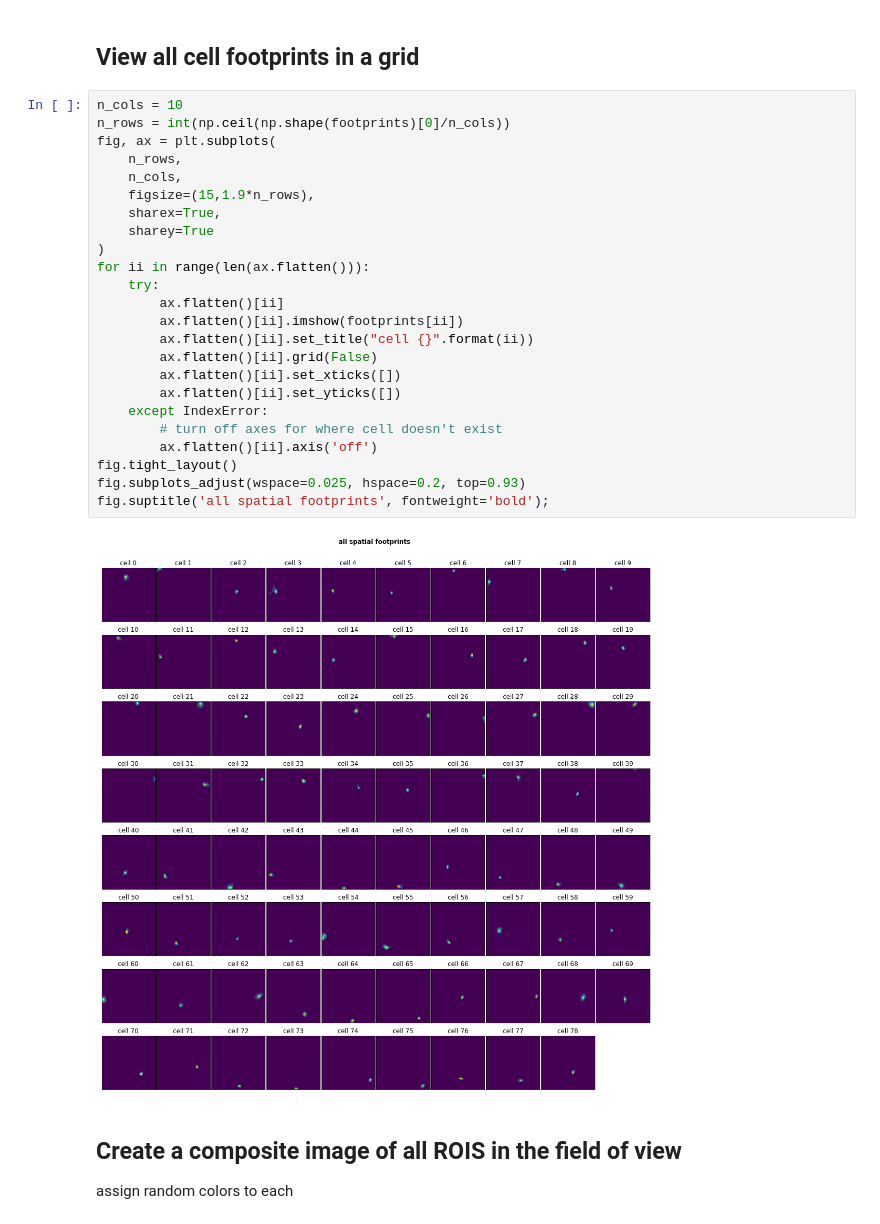
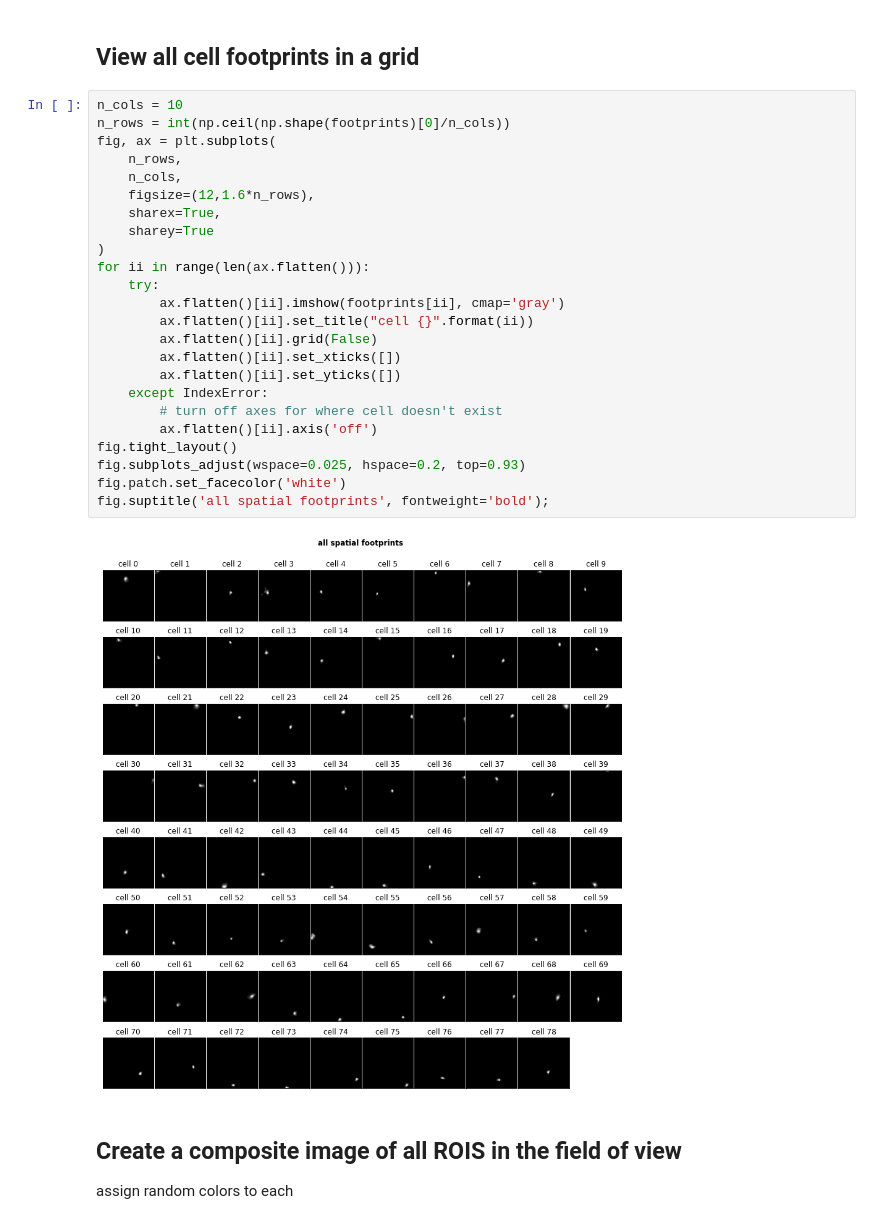
Before and after one commit to inscopix/inscopix-cnmfe, a Jupyter notebook: Inscopix_CNMFe_Demo.ipynb, the cells around one changed output. Cells and saved outputs as stored; diff of their text form.

Commit message:
typo fix, set cmaps to gray, set fig facecolors to white instead of transparent

```diff
--- a/Inscopix_CNMFe_Demo.ipynb
+++ b/Inscopix_CNMFe_Demo.ipynb
@@ -80,29 +80,29 @@ for neuron_index in range(num_neurons):
 # %%
 n_cols = 10
 n_rows = int(np.ceil(np.shape(footprints)[0]/n_cols))
 fig, ax = plt.subplots(
     n_rows,
     n_cols,
-    figsize=(15,1.9*n_rows),
+    figsize=(12,1.6*n_rows),
     sharex=True,
     sharey=True
 )
 for ii in range(len(ax.flatten())):
     try:
-        ax.flatten()[ii]
-        ax.flatten()[ii].imshow(footprints[ii])
+        ax.flatten()[ii].imshow(footprints[ii], cmap='gray')
         ax.flatten()[ii].set_title("cell {}".format(ii))
         ax.flatten()[ii].grid(False)
         ax.flatten()[ii].set_xticks([])
         ax.flatten()[ii].set_yticks([])
     except IndexError:
         # turn off axes for where cell doesn't exist
         ax.flatten()[ii].axis('off')
 fig.tight_layout()
 fig.subplots_adjust(wspace=0.025, hspace=0.2, top=0.93)
+fig.patch.set_facecolor('white')
 fig.suptitle('all spatial footprints', fontweight='bold');
 # %% [output]
-[figure, old version]
+[figure, new version]
 # %% [markdown]
 ## Create a composite image of all ROIS in the field of view
 assign random colors to each
```
Also changed, not shown: parts of 1 cell of this notebook.
